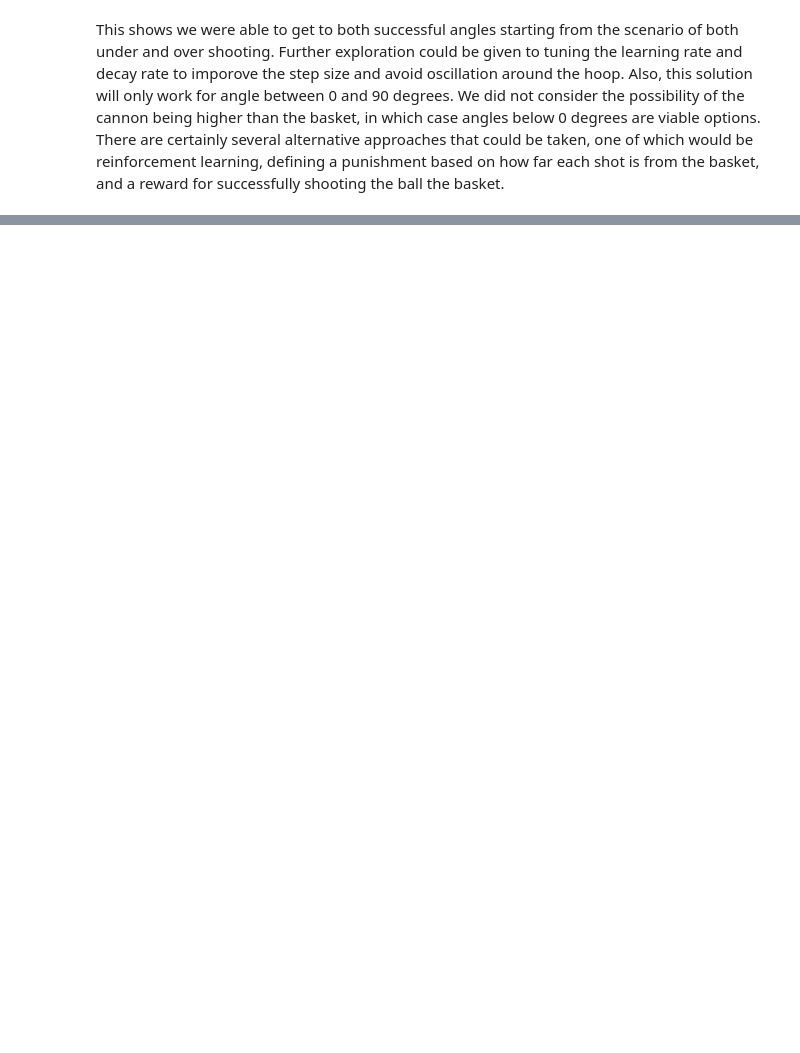
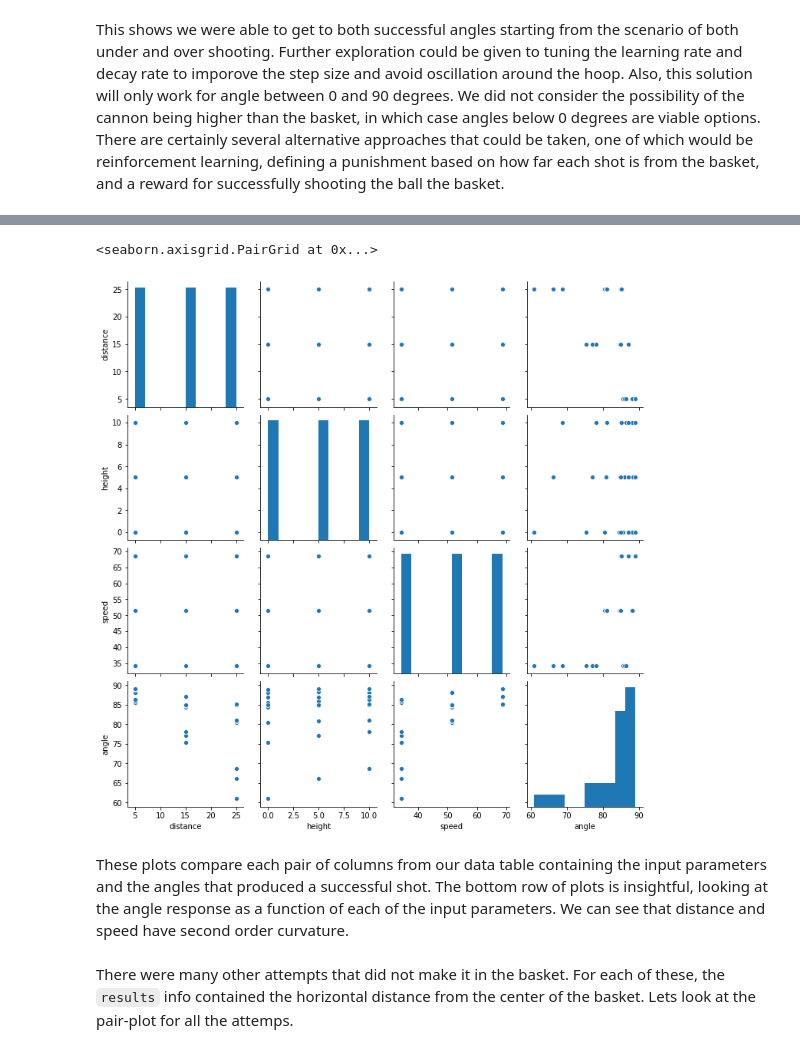
Before and after one commit to StevenCHowell/bball_cannon, a Jupyter notebook: BBall Cannon.ipynb, the cells around one changed output, grey strips where cells are left out. Drawn from its saved outputs; the diff is of its cells as text; code cells hidden in the pictures; blank space fills up the shorter version.

```diff
--- a/BBall Cannon.ipynb
+++ b/BBall Cannon.ipynb
@@ -59,14 +62,14 @@ Note that we are using a ball width of 24 cm, and a rim that is twice that width
 class Cannon():
     def __init__(self, dist: float, height: float, speed: float) -> None:
         # constants
-        self.ball_radius = 0.24 / 2 # m
-        self.height_basket = 3.05  # m
-        self.g = -9.8  # m/s^2
+        self.ball_radius = 9.5 / 12 / 2 # ft
+        self.height_basket = 10  # ft
+        self.g = -32.174  # ft/s^2
 
         # cannon parameters
-        self.dist = dist  # m, distance to hoop
-        self.height = height  # m, height of the cannon
-        self.speed = speed  # m/s
+        self.dist = dist  # ft, distance to hoop
+        self.height = height  # ft, height of the cannon
+        self.speed = speed  # ft/s
 
         self.delta_h = self.height_basket - self.height
         self.rim = dist + self.ball_radius * np.array([-1, 1])  # m
@@ -103,7 +106,7 @@ class Cannon():
         t = np.linspace(0, t_final, 100)  # 0 to 10 s
         x = self.speed * cos * t
         y = self.height + self.speed * sin * t + self.g * t**2 / 2
-        self.path.append(np.c_[x, y][y > 0])
+        self.path.append(np.c_[x, y][y >= 0])
 
         return self.delta_x
 
@@ -121,8 +124,8 @@ class Cannon():
         if self.path:
             p = plotting.figure(
                 width=800, height=400,
-                x_axis_label='(meters)', y_axis_label='(meters)',
-                x_range=(-1, self.dist*1.3), y_range=(-0.5, 6),
+                x_axis_label='(ft)', y_axis_label='(ft)',
+                x_range=(-1, self.dist*1.3), y_range=(-0.5, 20),
             )
 
             # plot the hoop
@@ -422,0 +423,7 @@ This shows we were able to get to both successful angles starting from the scena
+# %%
+distance_range = [5, 15, 25]
+height_range = [0, 5, 10]
+speed_range = [34.3, 51.45, 68.6]
+points = np.array(np.meshgrid(distance_range, height_range, speed_range)).T.reshape(-1, 3)
+points = np.c_[points, np.empty(len(points))]
+points
@@ -422,0 +448,8 @@ This shows we were able to get to both successful angles starting from the scena
+# %%
+results = []
+for i in range(len(points)):
+    c_i = Cannon(*points[i, :3])
+    bot_i = Agent(c_i, 0.1, 0.001)
+    bot_i.learn(500, angle_0=89)
+    results.append(bot_i.results)
+    points[i, 3] = bot_i.results[-1, 0]
@@ -422,0 +494,13 @@ This shows we were able to get to both successful angles starting from the scena
+# %%
+points_df = pd.DataFrame(points)
+
+points_df.columns=['distance', 'height', 'speed', 'angle']
+# %%
+sns.pairplot(points_df)
+# %% [output]
+<seaborn.axisgrid.PairGrid at 0x...>
+[figure, added]
+# %% [markdown]
+These plots compare each pair of columns from our data table containing the input parameters and the angles that produced a successful shot.  The bottom row of plots is insightful, looking at the angle response as a function of each of the input parameters.  We can see that distance and speed have second order curvature.
+# %% [markdown]
+There were many other attempts that did not make it in the basket.  For each of these, the `results` info contained the horizontal distance from the center of the basket.  Lets look at the pair-plot for all the attemps.
```
Also changed, not shown: parts of 42 cells of this notebook, 1 other file.
